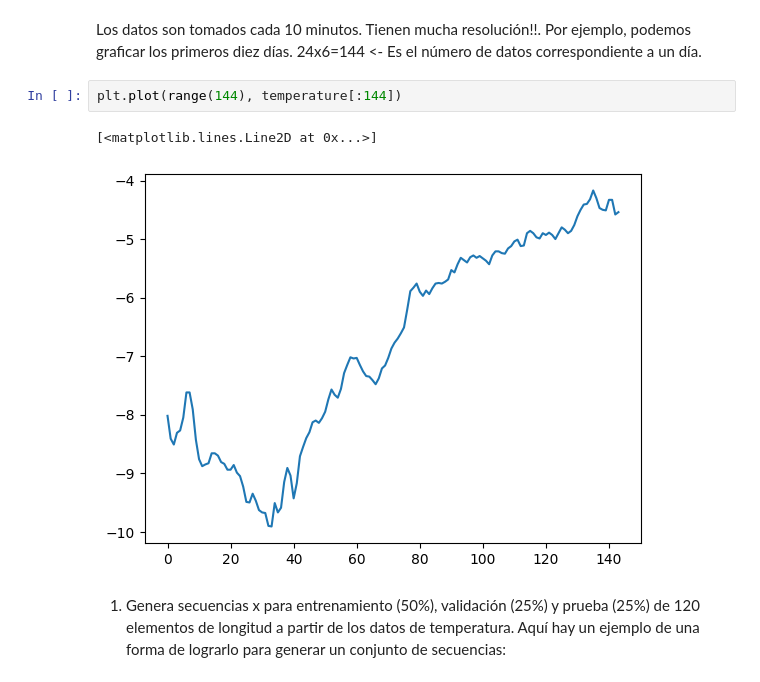
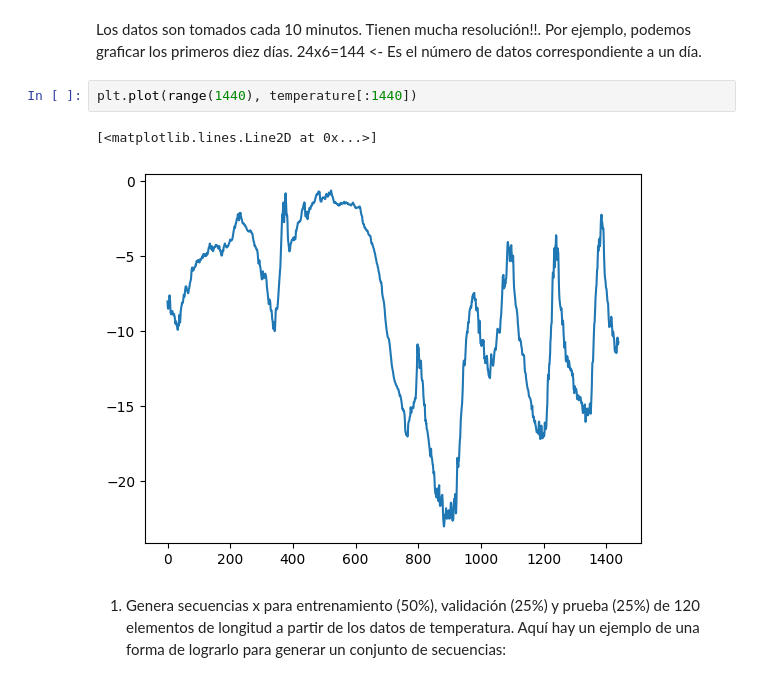
Before and after one commit to HilbertN/Redes_Neuronales, a Jupyter notebook: RN20_PronósticoTempTarea.ipynb, the cells around one changed output. Saved outputs shown, nothing was run; the diff lists cells and outputs as text.

```diff
--- a/RN20_PronósticoTempTarea.ipynb
+++ b/RN20_PronósticoTempTarea.ipynb
@@ -71,10 +73,10 @@ plt.plot(range(len(temperature)), temperature)
 # %% [markdown]
 Los datos son tomados cada 10 minutos. Tienen mucha resolución!!. Por ejemplo, podemos graficar los primeros diez días. 24x6=144 <- Es el número de datos correspondiente a un día.
 # %%
-plt.plot(range(144), temperature[:144])
+plt.plot(range(1440), temperature[:1440])
 # %% [output]
 [<matplotlib.lines.Line2D at 0x...>]
-[figure, old version]
+[figure, new version]
 # %% [markdown]
 
 
```
Also changed, not shown: parts of 31 cells of this notebook.
